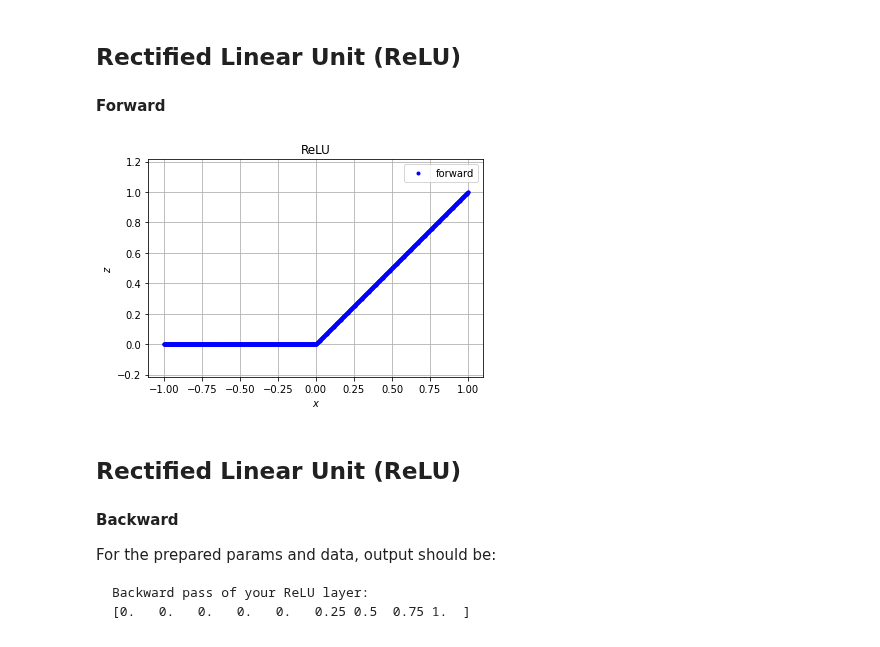
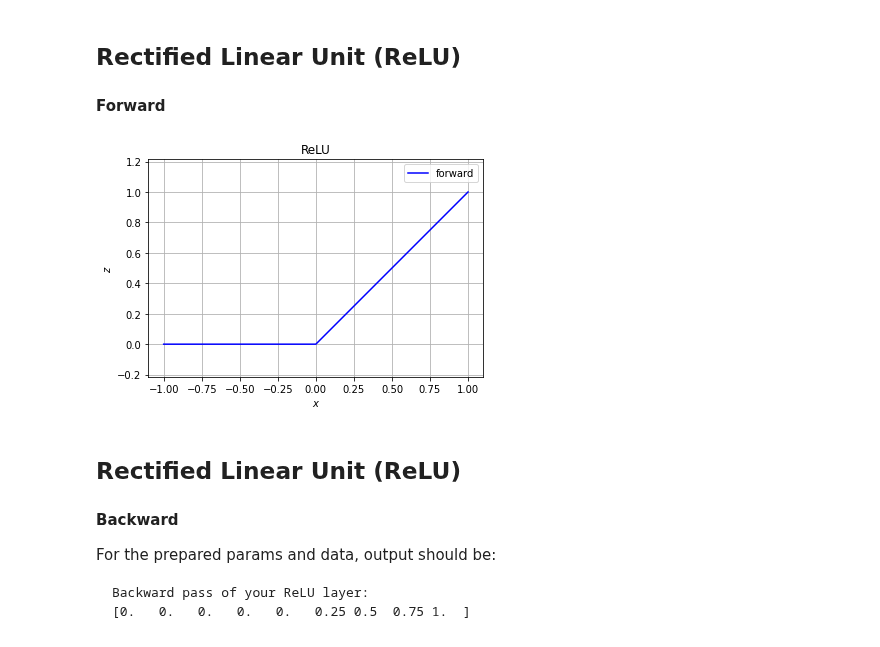
Before and after one commit to matouspelikan/rpzCTU, a Jupyter notebook: assignment_cnn_template/numpy_nn.ipynb, the cells around one changed output. Saved outputs shown, nothing was run; the diff lists cells and outputs as text; code cells hidden in the pictures.

```diff
--- a/assignment_cnn_template/numpy_nn.ipynb
+++ b/assignment_cnn_template/numpy_nn.ipynb
@@ -127,17 +129,17 @@ Bias gradients:
 # %%
 # set data
 x_relu = np.linspace(-1,1,n_data)
 
 # create instance of ReLU layer
 relu_layer = ReLU()
 
 # compute forward pass ReLU
 forward_output_relu = relu_layer.forward(x_relu)
 
 # visualize results
-visualize_xy([(x_relu, forward_output_relu)], ['forward'], title='ReLU', axis='equal', xlabel='$x$', ylabel='$z$', linestyle='b.', grid=True, save_filepath='layer_relu_forward.png')
+visualize_xy([(x_relu, forward_output_relu)], ['forward'], title='ReLU', axis='equal', xlabel='$x$', ylabel='$z$', linestyle='b', grid=True, save_filepath='layer_relu_forward.png')
 # %% [output]
-[figure, old version]
+[figure, new version]
 # %% [markdown]
 ## Rectified Linear Unit (ReLU)
 #### Backward
```
Also changed, not shown: parts of 7 cells of this notebook.
